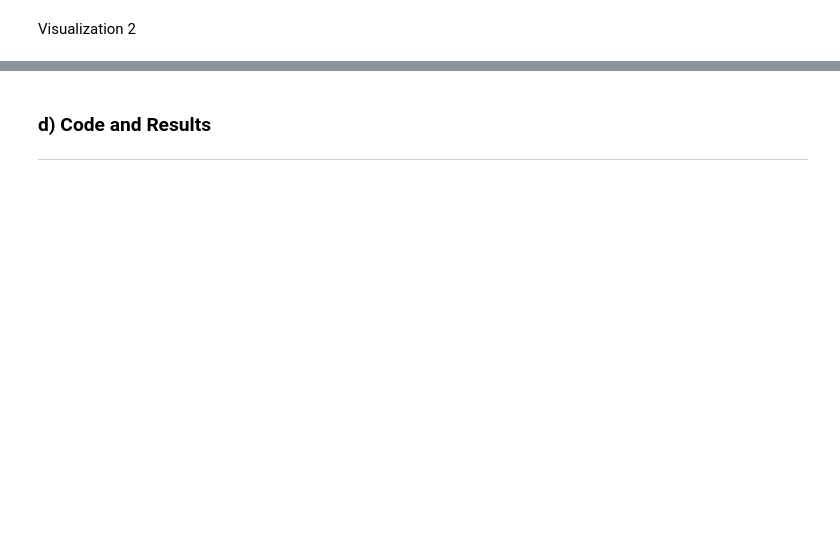
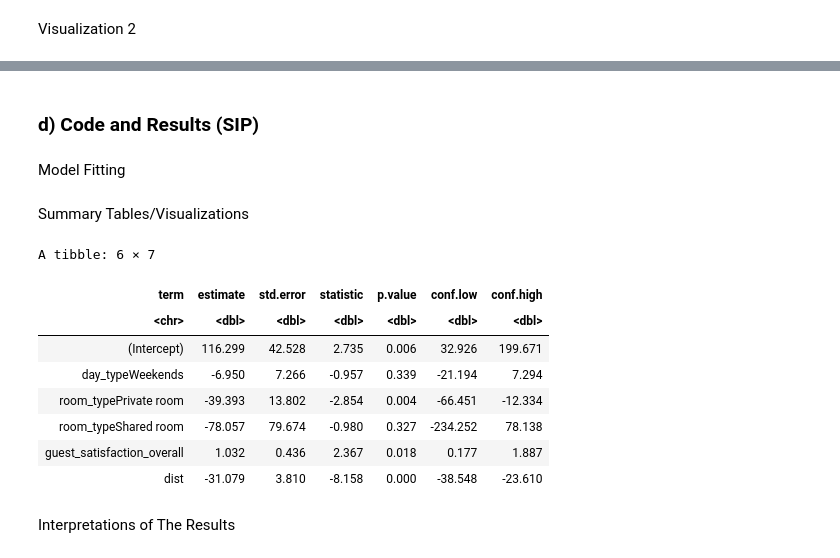
Before and after one commit to XH-DP3/STAT-301-Project-Final-Report---Group-33, a Jupyter notebook: Group 33 Final Report.ipynb, the cells around one changed output, grey strips where cells are left out. Cells and saved outputs as stored; diff of their text form; code cells hidden in the pictures; blank space fills up the shorter version.

```diff
--- a/Group 33 Final Report.ipynb
+++ b/Group 33 Final Report.ipynb
@@ -155,4 +184,27 @@ Visualization 2
 # %% [markdown]
-### d) Code and Results
-
----
+### d) Code and Results (SIP)
+# %% [markdown]
+Model Fitting
+# %%
+# The first model uses realSum as the response variable and includes day_type, room_type, guest_satisfaction_overall, and dist as predictors.
+model1 <- lm(realSum ~ day_type + room_type + guest_satisfaction_overall + dist, data = athens)
+# %% [markdown]
+Summary Tables/Visualizations
+# %%
+model1_summary <- model1 %>%
+    broom::tidy(conf.int = TRUE) %>%
+    mutate_if(is.numeric, round, 3)
+
+model1_summary
+# %% [output]
+A tibble: 6 × 7
+| term | estimate | std.error | statistic | p.value | conf.low | conf.high |
+| <chr> | <dbl> | <dbl> | <dbl> | <dbl> | <dbl> | <dbl> |
+| (Intercept) | 116.299 | 42.528 | 2.735 | 0.006 | 32.926 | 199.671 |
+| day_typeWeekends | -6.950 | 7.266 | -0.957 | 0.339 | -21.194 | 7.294 |
+| room_typePrivate room | -39.393 | 13.802 | -2.854 | 0.004 | -66.451 | -12.334 |
+| room_typeShared room | -78.057 | 79.674 | -0.980 | 0.327 | -234.252 | 78.138 |
+| guest_satisfaction_overall | 1.032 | 0.436 | 2.367 | 0.018 | 0.177 | 1.887 |
+| dist | -31.079 | 3.810 | -8.158 | 0.000 | -38.548 | -23.610 |
+# %% [markdown]
+Interpretations of The Results
```
Also changed, not shown: parts of 12 cells of this notebook, 2 other files.
